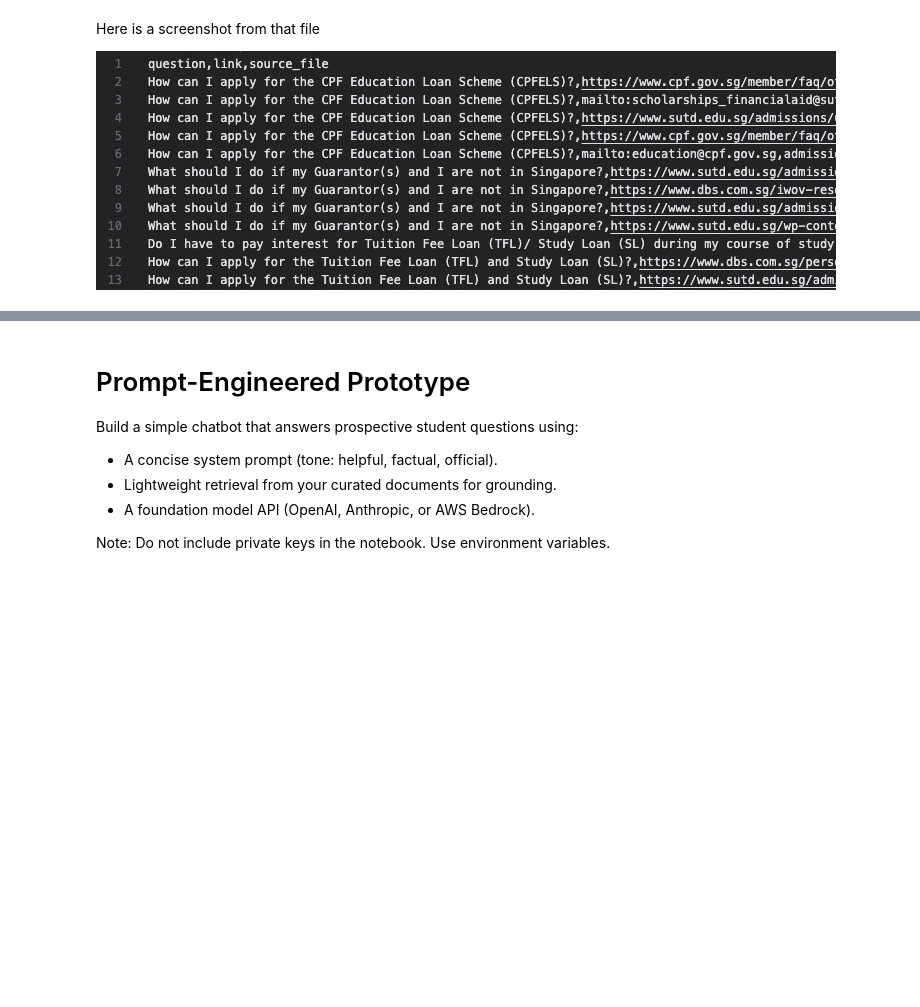
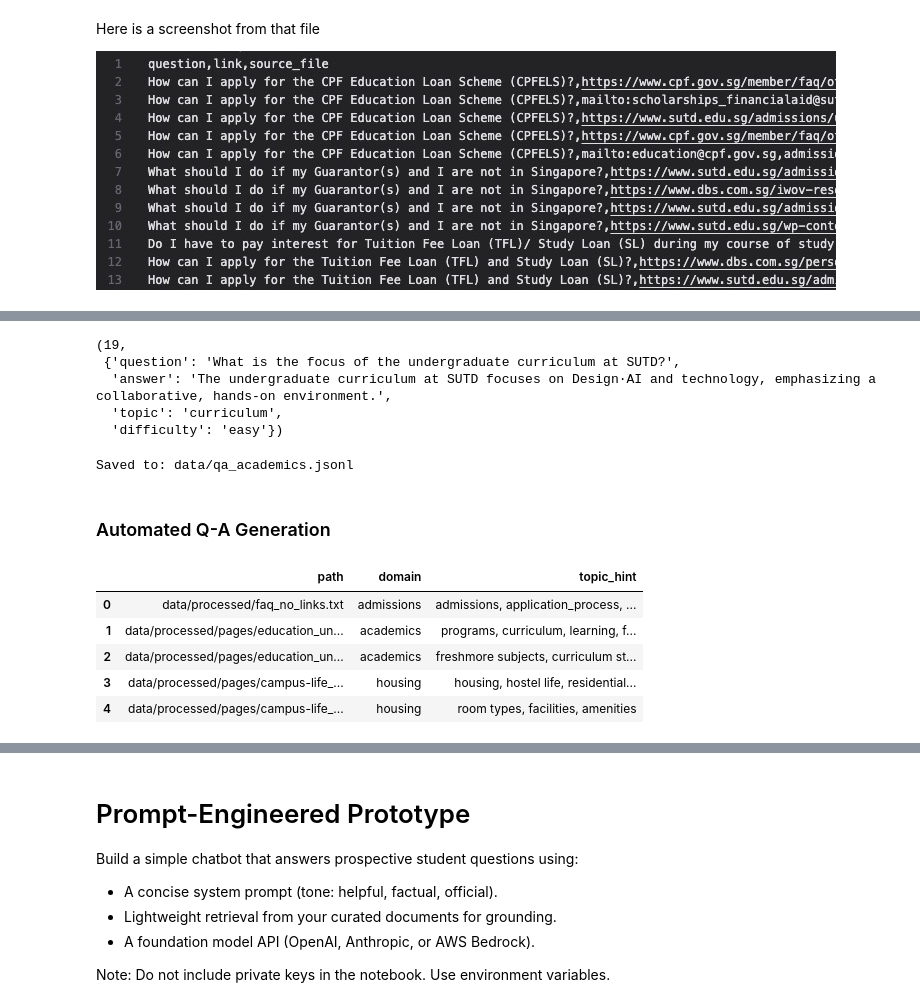
Before and after one commit to thamhaowei/sutd_5055mlop, a Jupyter notebook: individual_assignment_01_1006936.ipynb, the cells around one changed output, grey strips where cells are left out. Saved outputs shown, nothing was run; the diff lists cells and outputs as text; code cells hidden in the pictures; blank space fills up the shorter version.

Commit message:
done w dataset generation

```diff
--- a/individual_assignment_01_1006936.ipynb
+++ b/individual_assignment_01_1006936.ipynb
@@ -179,0 +489,75 @@ Ensure a clear train/test split with no leakage.
+# %%
+prompt = qa_generation_prompt(doc_text, domain="academics", n=20)
+raw = llm(prompt)
+
+# parse JSON
+qas = json.loads(raw)
+
+# drop unanswerable
+qas = [x for x in qas if x.get("answer") != "UNANSWERABLE"]
+len(qas), qas[0]
+# %% [output]
+(19,
+ {'question': 'What is the focus of the undergraduate curriculum at SUTD?',
+  'answer': 'The undergraduate curriculum at SUTD focuses on Design·AI and technology, emphasizing a collaborative, hands-on environment.',
+  'topic': 'curriculum',
+  'difficulty': 'easy'})
+# %%
+import json
+from pathlib import Path
+
+out = Path("data/qa_academics.jsonl")
+
+with out.open("w", encoding="utf-8") as f:
+    for i, qa in enumerate(qas):
+        qa["id"] = f"acad_{i:03d}"
+        qa["source"] = "education_undergraduate_content.txt"
+        qa["domain"] = "academics"
+        f.write(json.dumps(qa, ensure_ascii=False) + "\n")
+
+print("Saved to:", out)
+# %% [output]
+Saved to: data/qa_academics.jsonl
+# %% [markdown]
+### Automated Q-A Generation
+# %%
+from pathlib import Path
+import pandas as pd
+
+DOCS = [
+    {
+        "path": "data/processed/faq_no_links.txt",
+        "domain": "admissions",
+        "topic_hint": "admissions, application_process, deadlines, scholarships"
+    },
+    {
+        "path": "data/processed/pages/education_undergraduate_content.txt",
+        "domain": "academics",
+        "topic_hint": "programs, curriculum, learning, freshmore"
+    },
+    {
+        "path": "data/processed/pages/education_undergraduate_freshmore-subjects_content.txt",
+        "domain": "academics",
+        "topic_hint": "freshmore subjects, curriculum structure"
+    },
+    {
+        "path": "data/processed/pages/campus-life_housing_freshmore_content.txt",
+        "domain": "housing",
+        "topic_hint": "housing, hostel life, residential living"
+    },
+    {
+        "path": "data/processed/pages/campus-life_housing_freshmore_rooms-and-amenities_content.txt",
+        "domain": "housing",
+        "topic_hint": "room types, facilities, amenities"
+    },
+]
+
+doc_registry = pd.DataFrame(DOCS)
+doc_registry
+# %% [output]
+|  | path | domain | topic_hint |
+| 0 | data/processed/faq_no_links.txt | admissions | admissions, application_process, ... |
+| 1 | data/processed/pages/education_un... | academics | programs, curriculum, learning, f... |
+| 2 | data/processed/pages/education_un... | academics | freshmore subjects, curriculum st... |
+| 3 | data/processed/pages/campus-life_... | housing | housing, hostel life, residential... |
+| 4 | data/processed/pages/campus-life_... | housing | room types, facilities, amenities |
```
Also changed, not shown: parts of 30 cells of this notebook, 12 other files.
